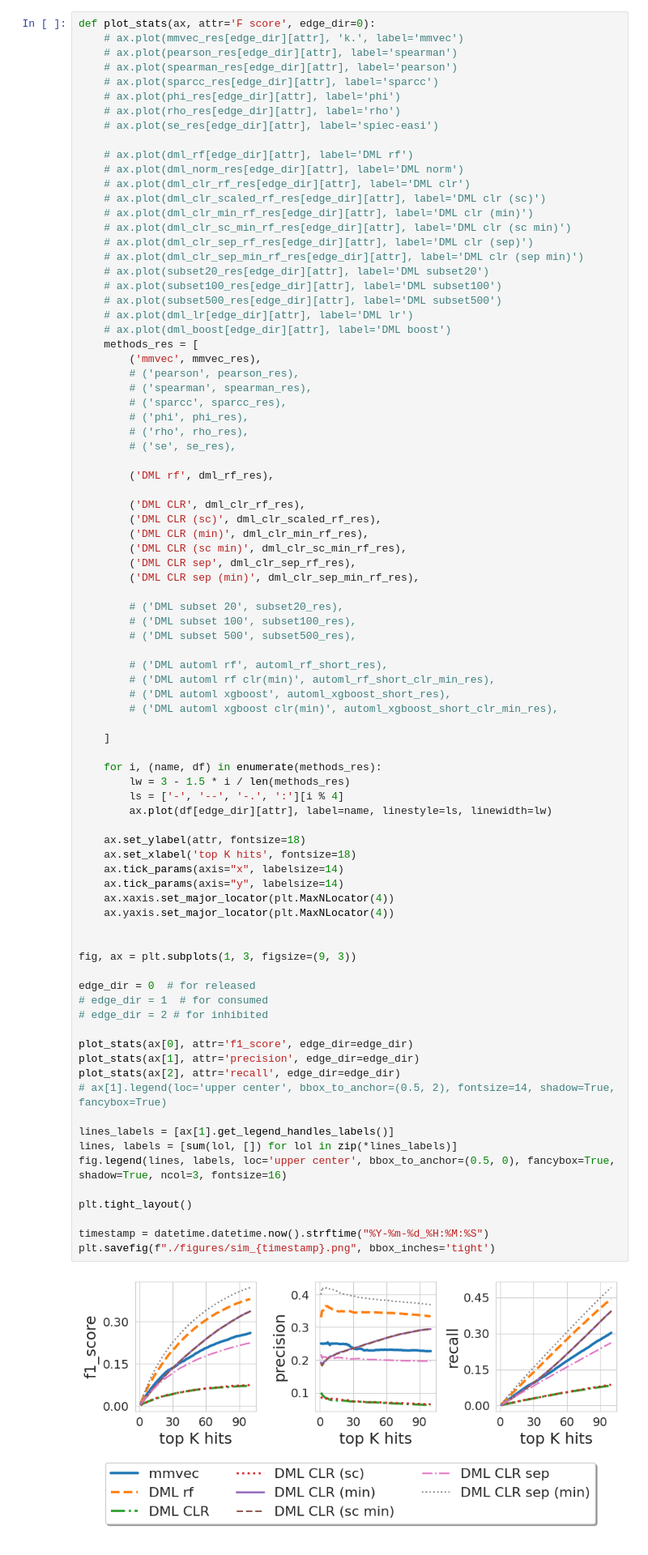
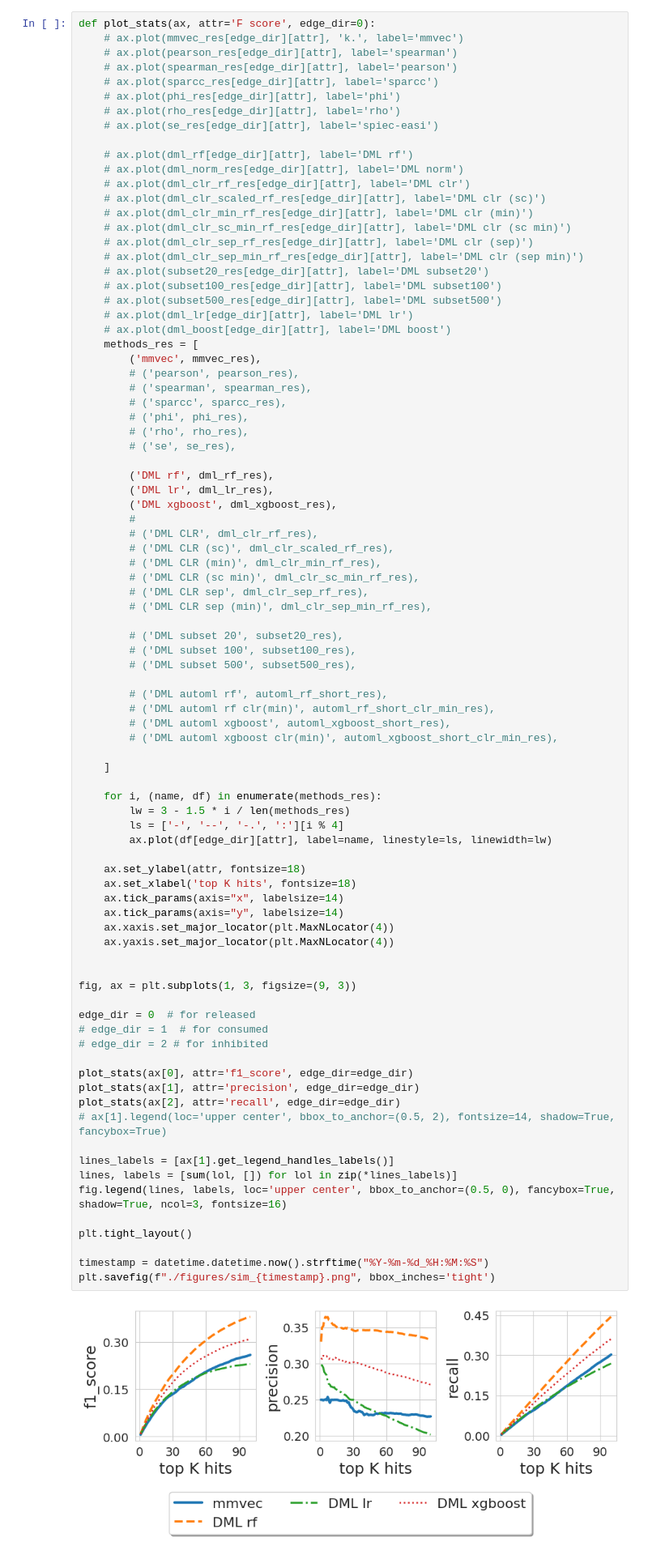
Before and after one commit to DriesDeRyck/thesis, a Jupyter notebook: sim_new/evaluate-simulation.ipynb, the cells around one changed output. Shown: that part at 81% size. Cells and saved outputs as stored; diff of their text form.

```diff
--- a/sim_new/evaluate-simulation.ipynb
+++ b/sim_new/evaluate-simulation.ipynb
@@ -355,13 +355,15 @@ def plot_stats(ax, attr='F score', edge_dir=0):
         # ('se', se_res),
 
         ('DML rf', dml_rf_res),
-
-        ('DML CLR', dml_clr_rf_res),
-        ('DML CLR (sc)', dml_clr_scaled_rf_res),
-        ('DML CLR (min)', dml_clr_min_rf_res),
-        ('DML CLR (sc min)', dml_clr_sc_min_rf_res),
-        ('DML CLR sep', dml_clr_sep_rf_res),
-        ('DML CLR sep (min)', dml_clr_sep_min_rf_res),
+        ('DML lr', dml_lr_res),
+        ('DML xgboost', dml_xgboost_res),
+        #
+        # ('DML CLR', dml_clr_rf_res),
+        # ('DML CLR (sc)', dml_clr_scaled_rf_res),
+        # ('DML CLR (min)', dml_clr_min_rf_res),
+        # ('DML CLR (sc min)', dml_clr_sc_min_rf_res),
+        # ('DML CLR sep', dml_clr_sep_rf_res),
+        # ('DML CLR sep (min)', dml_clr_sep_min_rf_res),
 
         # ('DML subset 20', subset20_res),
         # ('DML subset 100', subset100_res),
@@ -380,34 +382,34 @@ def plot_stats(ax, attr='F score', edge_dir=0):
         ax.plot(df[edge_dir][attr], label=name, linestyle=ls, linewidth=lw)
 
     ax.set_ylabel(attr, fontsize=18)
     ax.set_xlabel('top K hits', fontsize=18)
     ax.tick_params(axis="x", labelsize=14)
     ax.tick_params(axis="y", labelsize=14)
     ax.xaxis.set_major_locator(plt.MaxNLocator(4))
     ax.yaxis.set_major_locator(plt.MaxNLocator(4))
 
 
 fig, ax = plt.subplots(1, 3, figsize=(9, 3))
 
 edge_dir = 0  # for released
 # edge_dir = 1  # for consumed
 # edge_dir = 2 # for inhibited
 
 plot_stats(ax[0], attr='f1_score', edge_dir=edge_dir)
 plot_stats(ax[1], attr='precision', edge_dir=edge_dir)
 plot_stats(ax[2], attr='recall', edge_dir=edge_dir)
 # ax[1].legend(loc='upper center', bbox_to_anchor=(0.5, 2), fontsize=14, shadow=True, fancybox=True)
 
 lines_labels = [ax[1].get_legend_handles_labels()]
 lines, labels = [sum(lol, []) for lol in zip(*lines_labels)]
 fig.legend(lines, labels, loc='upper center', bbox_to_anchor=(0.5, 0), fancybox=True, shadow=True, ncol=3, fontsize=16)
 
 plt.tight_layout()
 
 timestamp = datetime.datetime.now().strftime("%Y-%m-%d_%H:%M:%S")
 plt.savefig(f"./figures/sim_{timestamp}.png", bbox_inches='tight')
 # %% [output]
-[figure, old version]
+[figure, new version]
 # %%
 lines_labels
 # %% [output]
```
Also changed, not shown: 2 other files.
